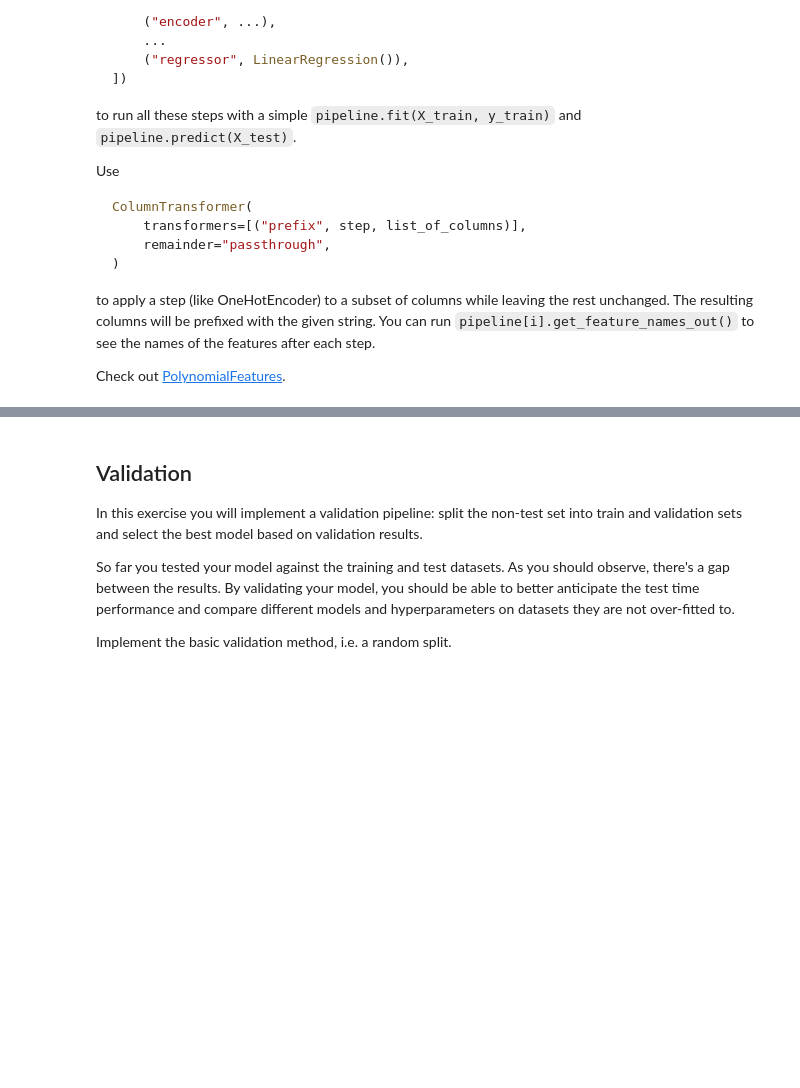
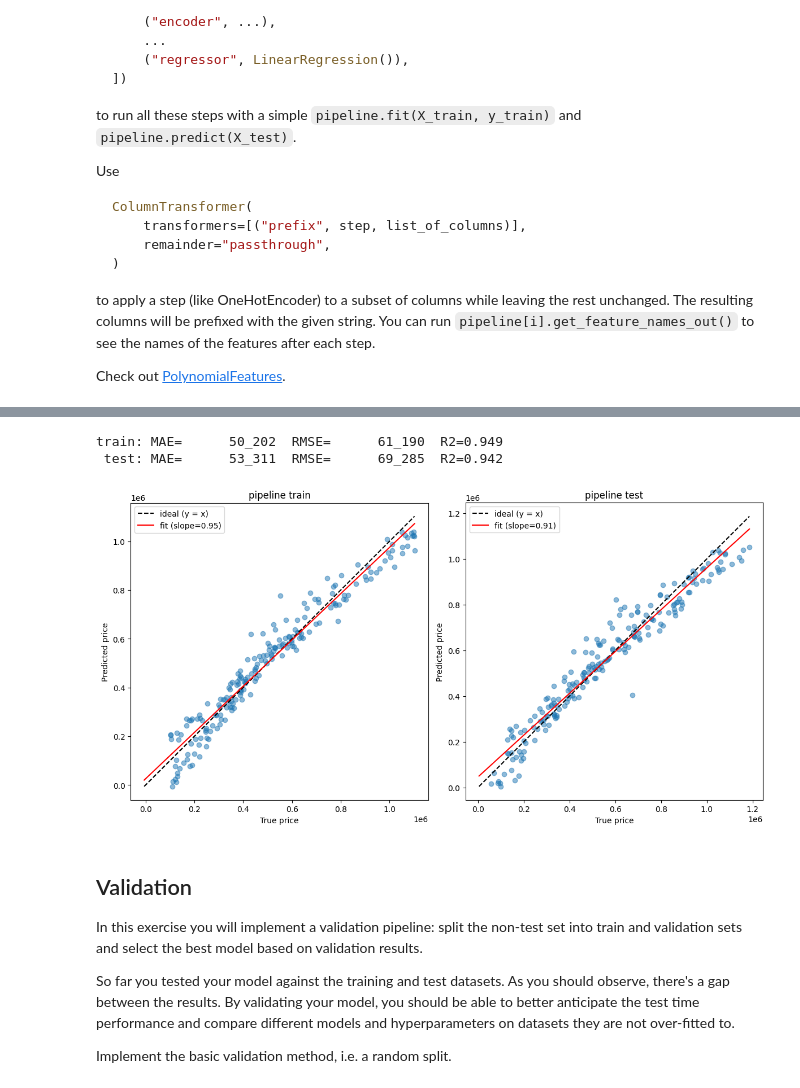
Before and after one commit to jakubs692/University, a Jupyter notebook: DNN/dnn01-EDA.ipynb, the cells around one changed output, grey strips where cells are left out. Drawn from its saved outputs; the diff is of its cells as text; code cells hidden in the pictures; blank space fills up the shorter version.

```diff
--- a/DNN/dnn01-EDA.ipynb
+++ b/DNN/dnn01-EDA.ipynb
@@ -210,0 +391,24 @@ print(X_test.shape, y_test.shape)
+# %%
+### TODO ###
+
+cat_cols = X_train.select_dtypes(include="object").columns.tolist()
+num_cols = X_train.select_dtypes(include="number").columns.tolist()
+
+encoder = ColumnTransformer(
+                transformers=[
+                    ("onehot", OneHotEncoder(handle_unknown="ignore", ), cat_cols),
+                    ("scaler", StandardScaler(), num_cols),
+                    ("poly", PolynomialFeatures(degree=2, include_bias=False), num_cols),
+                            ],
+                    remainder="passthrough",
+                )
+
+pipeline = Pipeline(steps=[
+    ("encoder", encoder),
+    ("regressor", LinearRegression()),
+])
+
+pipeline.fit(X_train, y_train)
+y_pred = pipeline.predict(X_test)
+
+pipeline[0].get_feature_names_out()
@@ -211,3 +429,19 @@ print(X_test.shape, y_test.shape)
+# %%
+#
+
+show_results(y_train, pipeline.predict(X_train), y_test, y_pred)
+# %% [output]
+train: MAE=      50_202  RMSE=      61_190  R2=0.949
+ test: MAE=      53_311  RMSE=      69_285  R2=0.942
+# %%
+#
+
+fig, axes = plt.subplots(1, 2, figsize=(12, 6))
+pred_vs_true(axes[0], y_train, pipeline.predict(X_train), "pipeline train")
+pred_vs_true(axes[1], y_test, pipeline.predict(X_test), "pipeline test")
+plt.tight_layout()
+# %% [output]
+[figure, added]
 # %% [markdown]
 ## Validation
 
```
Also changed, not shown: parts of 24 cells of this notebook.
